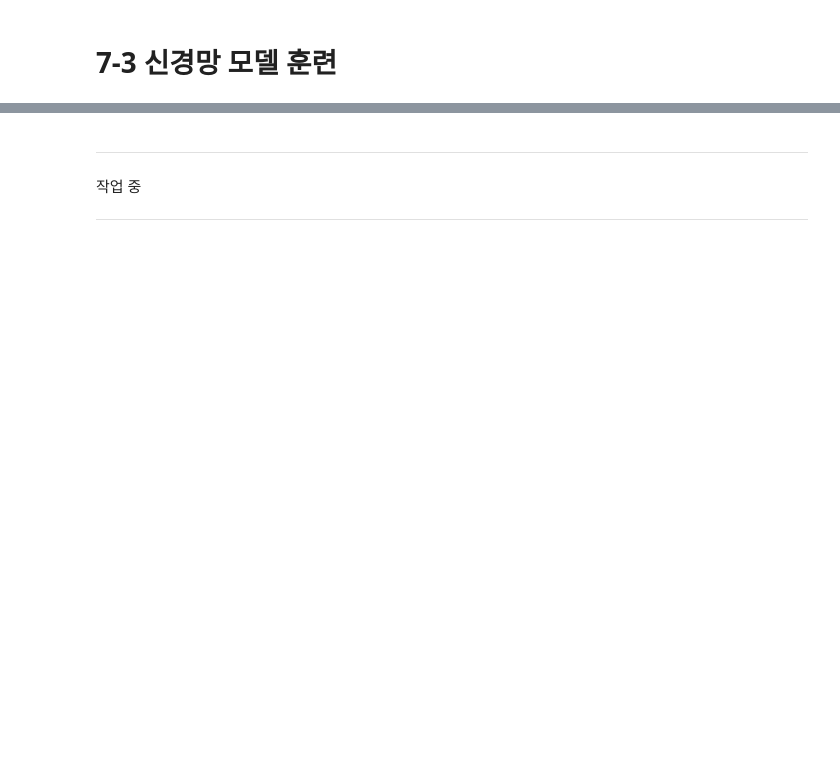
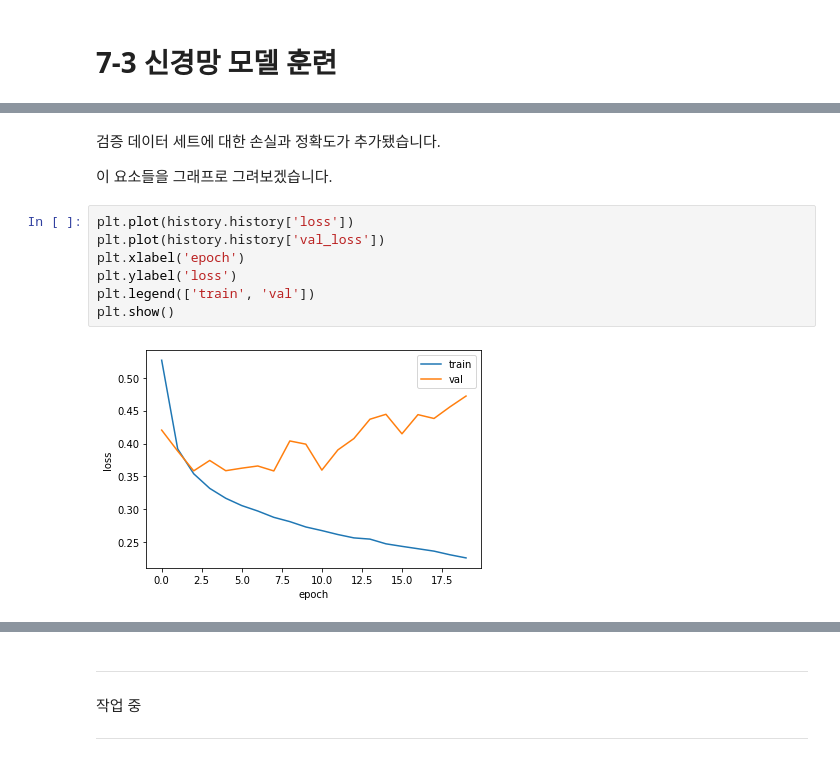
Before and after one commit to LeeSeungwon89/Deep-learning_Theory, a Jupyter notebook: 7-3 신경망 모델 훈련.ipynb, the cells around one changed output, grey strips where cells are left out. Drawn from its saved outputs; the diff is of its cells as text; blank space fills up the shorter version.

```diff
--- a/7-3 신경망 모델 훈련.ipynb
+++ b/7-3 신경망 모델 훈련.ipynb
@@ -4,0 +139,13 @@
+# %% [markdown]
+검증 데이터 세트에 대한 손실과 정확도가 추가됐습니다.
+
+이 요소들을 그래프로 그려보겠습니다.
+# %%
+plt.plot(history.history['loss'])
+plt.plot(history.history['val_loss'])
+plt.xlabel('epoch')
+plt.ylabel('loss')
+plt.legend(['train', 'val'])
+plt.show()
+# %% [output]
+[figure, added]
```
Also changed, not shown: parts of 24 cells of this notebook.
